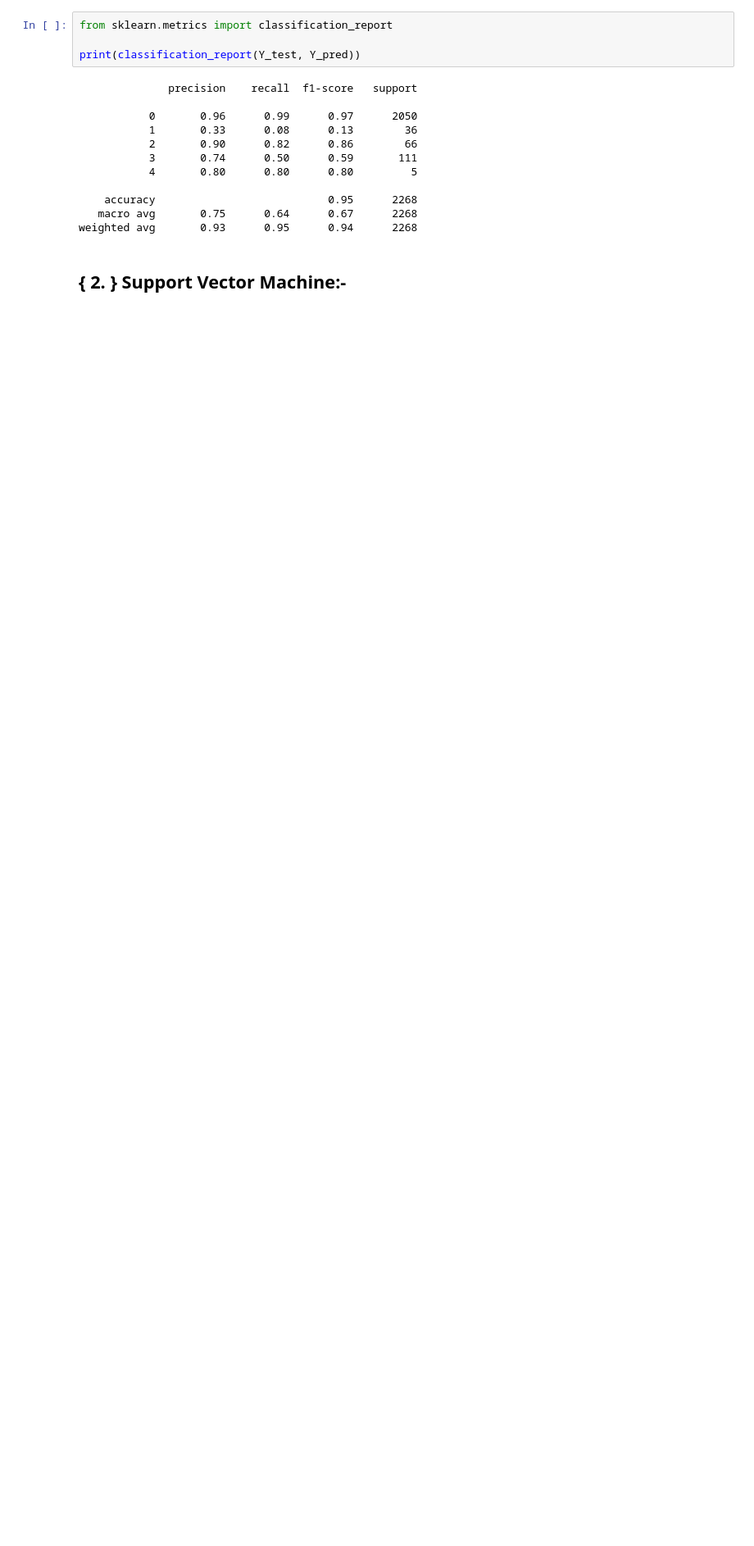
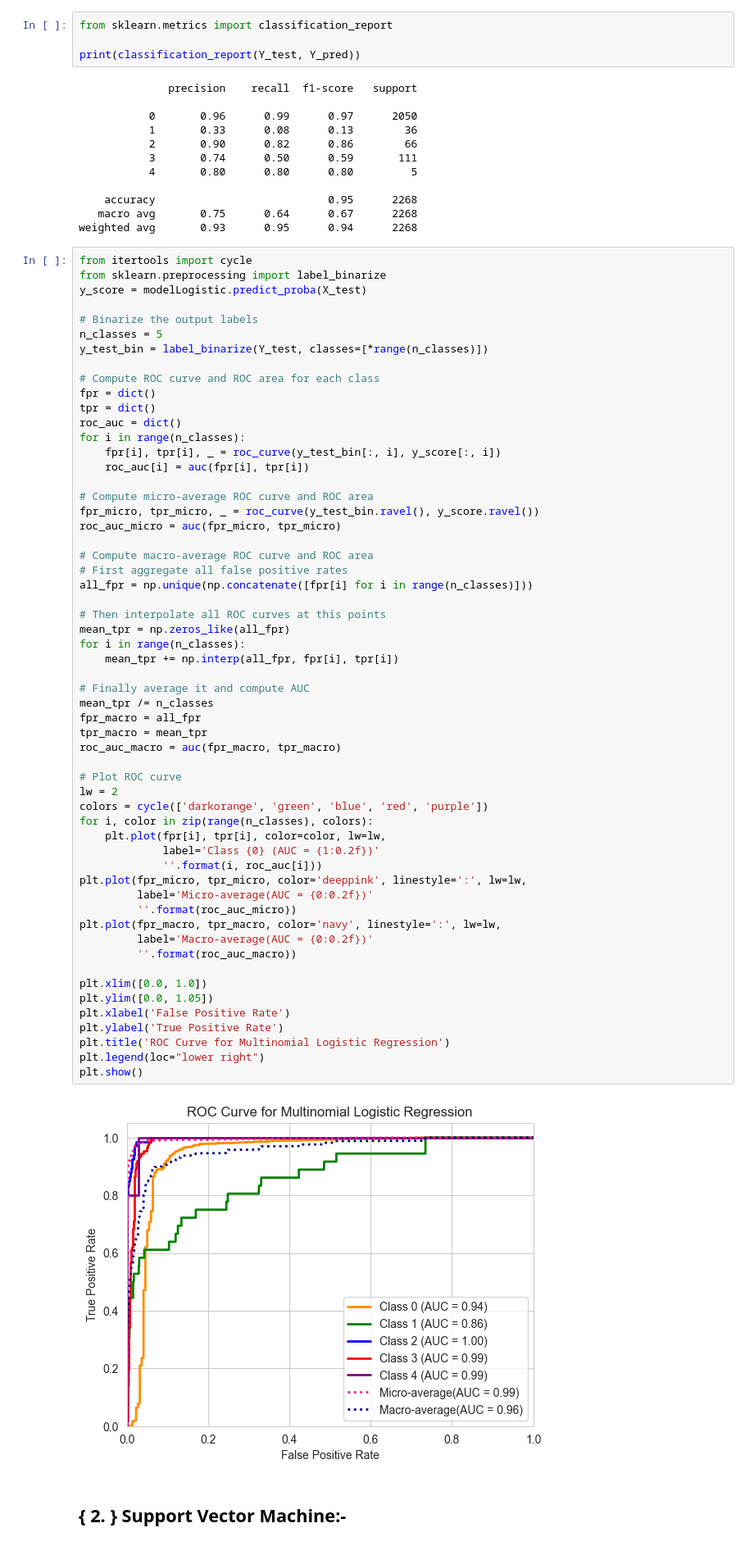
Before and after one commit to pragathi2401/Prediction-and-providing-medication-for-thyroid-using-machine-learning, a Jupyter notebook: Thyroid _Disease Prediction changed.ipynb, the cells around one changed output. Shown at 82% size. Saved outputs shown, nothing was run; the diff lists cells and outputs as text; blank space fills up the shorter version.

```diff
--- a/Thyroid _Disease Prediction changed.ipynb
+++ b/Thyroid _Disease Prediction changed.ipynb
@@ -691,6 +619,65 @@ print(classification_report(Y_test, Y_pred))
     accuracy                           0.95      2268
    macro avg       0.75      0.64      0.67      2268
 weighted avg       0.93      0.95      0.94      2268
+# %%
+from itertools import cycle
+from sklearn.preprocessing import label_binarize
+y_score = modelLogistic.predict_proba(X_test)
+
+# Binarize the output labels
+n_classes = 5
+y_test_bin = label_binarize(Y_test, classes=[*range(n_classes)])
+
+# Compute ROC curve and ROC area for each class
+fpr = dict()
+tpr = dict()
+roc_auc = dict()
+for i in range(n_classes):
+    fpr[i], tpr[i], _ = roc_curve(y_test_bin[:, i], y_score[:, i])
+    roc_auc[i] = auc(fpr[i], tpr[i])
+
+# Compute micro-average ROC curve and ROC area
+fpr_micro, tpr_micro, _ = roc_curve(y_test_bin.ravel(), y_score.ravel())
+roc_auc_micro = auc(fpr_micro, tpr_micro)
+
+# Compute macro-average ROC curve and ROC area
+# First aggregate all false positive rates
+all_fpr = np.unique(np.concatenate([fpr[i] for i in range(n_classes)]))
+
+# Then interpolate all ROC curves at this points
+mean_tpr = np.zeros_like(all_fpr)
+for i in range(n_classes):
+    mean_tpr += np.interp(all_fpr, fpr[i], tpr[i])
+
+# Finally average it and compute AUC
+mean_tpr /= n_classes
+fpr_macro = all_fpr
+tpr_macro = mean_tpr
+roc_auc_macro = auc(fpr_macro, tpr_macro)
+
+# Plot ROC curve
+lw = 2
+colors = cycle(['darkorange', 'green', 'blue', 'red', 'purple'])
+for i, color in zip(range(n_classes), colors):
+    plt.plot(fpr[i], tpr[i], color=color, lw=lw,
+             label='Class {0} (AUC = {1:0.2f})'
+             ''.format(i, roc_auc[i]))
+plt.plot(fpr_micro, tpr_micro, color='deeppink', linestyle=':', lw=lw,
+         label='Micro-average(AUC = {0:0.2f})'
+         ''.format(roc_auc_micro))
+plt.plot(fpr_macro, tpr_macro, color='navy', linestyle=':', lw=lw,
+         label='Macro-average(AUC = {0:0.2f})'
+         ''.format(roc_auc_macro))
+
+plt.xlim([0.0, 1.0])
+plt.ylim([0.0, 1.05])
+plt.xlabel('False Positive Rate')
+plt.ylabel('True Positive Rate')
+plt.title('ROC Curve for Multinomial Logistic Regression')
+plt.legend(loc="lower right")
+plt.show()
+# %% [output]
+[figure, added]
 # %% [markdown]
 ## { 2. } Support Vector Machine:-
 # %%
```
Also changed, not shown: parts of 87 cells of this notebook, 3 other files.
